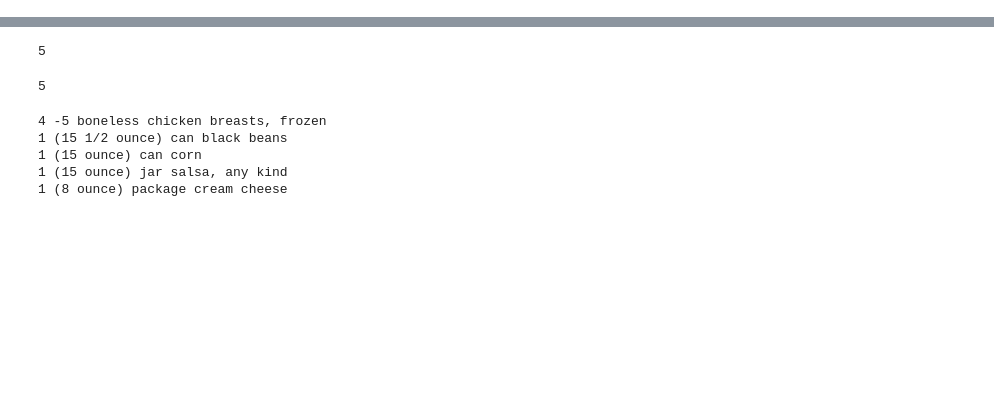
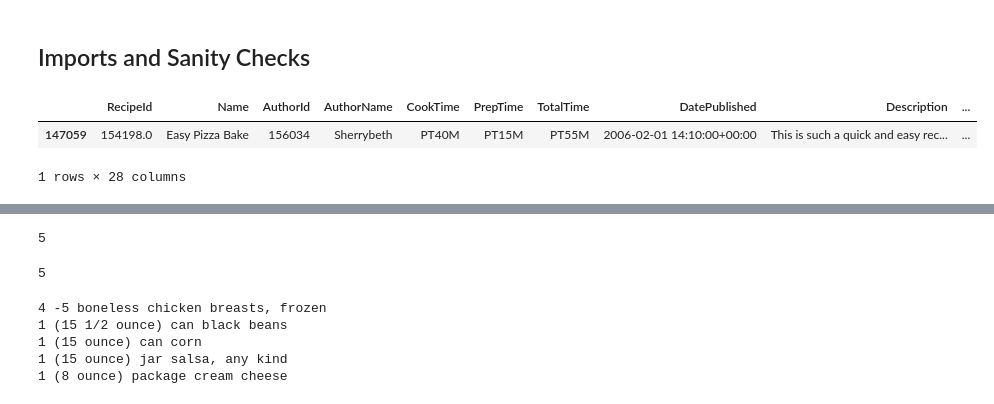
Before and after one commit to amirkiaml/DeepChef-BSTN-Capstone, a Jupyter notebook: Part 2 - Scraping www.food.com.ipynb, the cells around one changed output, grey strips where cells are left out. Saved outputs shown, nothing was run; the diff lists cells and outputs as text; code cells hidden in the pictures; blank space fills up the shorter version.

```diff
--- a/Part 2 - Scraping www.food.com.ipynb
+++ b/Part 2 - Scraping www.food.com.ipynb
@@ -16 +33,3 @@ I'm goling to fix these problems by following the procedures below:
+# %% [markdown]
+## Imports and Sanity Checks <a class ='author' id='imports'></a>
 # %%
@@ -21,2 +46,8 @@ import seaborn as sns
 # %%
-recipes = pd.read_parquet('recipes.parquet')
+recipes = pd.read_parquet('../recipes.parquet')
+# %%
+recipes.sample()
+# %% [output]
+|  | RecipeId | Name | AuthorId | AuthorName | CookTime | PrepTime | TotalTime | DatePublished | Description | ... |
+| 147059 | 154198.0 | Easy Pizza Bake | 156034 | Sherrybeth | PT40M | PT15M | PT55M | 2006-02-01 14:10:00+00:00 | This is such a quick and easy rec... | ... |
+1 rows × 28 columns
```
Also changed, not shown: parts of 35 cells of this notebook.
